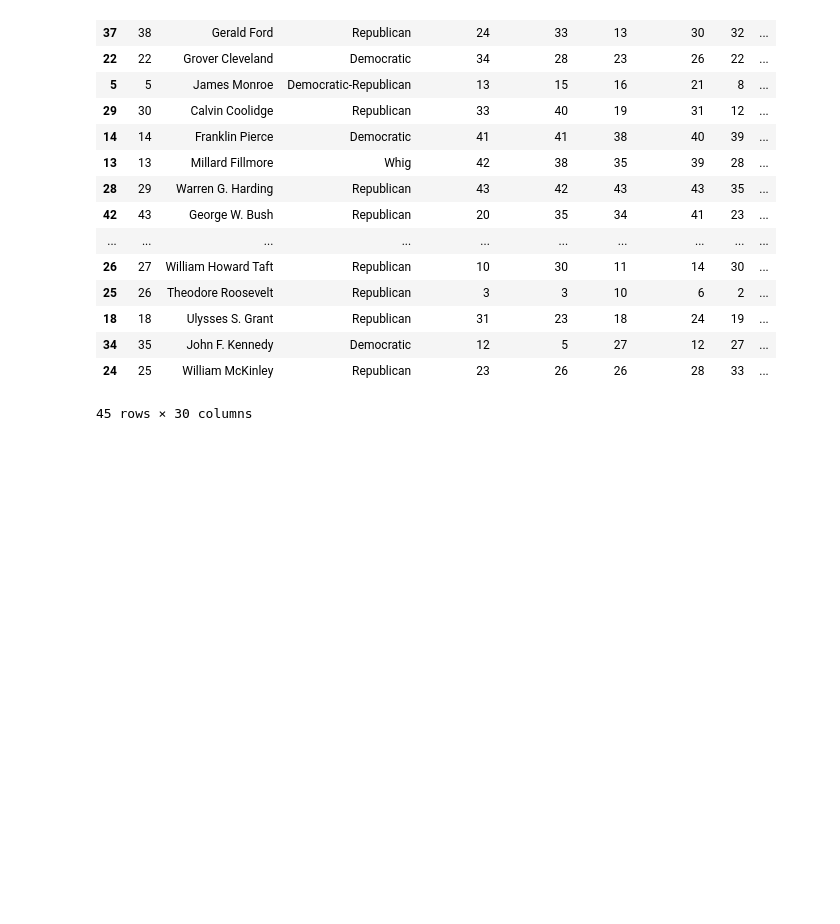
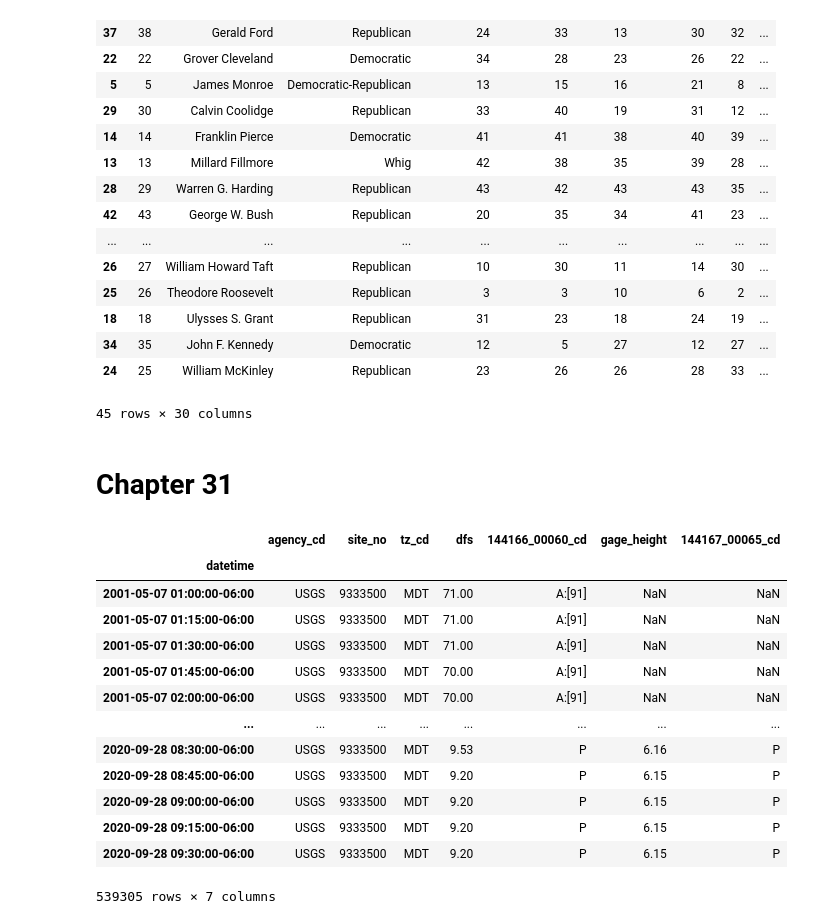
Before and after one commit to jporman/general, a Jupyter notebook: effective_pandas.ipynb, the cells around one changed output. Cells and saved outputs as stored; diff of their text form; code cells hidden in the pictures; blank space fills up the shorter version.

Commit message:
Chapt 31 timezone data

```diff
--- a/effective_pandas.ipynb
+++ b/effective_pandas.ipynb
@@ -1303,3 +1238,39 @@ pres.sort_values(by='President',
 | 34 | 35 | John F. Kennedy | Democratic | 12 | 5 | 27 | 12 | 27 | ... |
 | 24 | 25 | William McKinley | Republican | 23 | 26 | 26 | 28 | 33 | ... |
 45 rows × 30 columns
+# %% [markdown]
+# Chapter 31
+# %%
+url = 'https://github.com/mattharrison/datasets/raw/master'\
+      '/data/dirtydevil.txt'
+df = pd.read_csv(url, skiprows=lambda num: num<34 or num==35,
+                 sep='\t')
+
+#Convert timezone toAmerica/Denver and specify intelligible column names
+def tweak_river(df_):
+    return (df_
+            .assign(datetime=pd.to_datetime(df_['datetime'])
+                             .dt.tz_localize('MST7MDT',ambiguous=True)
+                             .dt.tz_convert('America/Denver'))
+            .rename(columns={'144166_00060':'dfs',
+                             '144167_00065':'gage_height'})
+            .set_index('datetime')
+           )
+
+dd=tweak_river(df)
+dd
+# %% [output]
+|  | agency_cd | site_no | tz_cd | dfs | 144166_00060_cd | gage_height | 144167_00065_cd |
+| datetime |  |  |  |  |  |  |  |
+| 2001-05-07 01:00:00-06:00 | USGS | 9333500 | MDT | 71.00 | A:[91] | NaN | NaN |
+| 2001-05-07 01:15:00-06:00 | USGS | 9333500 | MDT | 71.00 | A:[91] | NaN | NaN |
+| 2001-05-07 01:30:00-06:00 | USGS | 9333500 | MDT | 71.00 | A:[91] | NaN | NaN |
+| 2001-05-07 01:45:00-06:00 | USGS | 9333500 | MDT | 70.00 | A:[91] | NaN | NaN |
+| 2001-05-07 02:00:00-06:00 | USGS | 9333500 | MDT | 70.00 | A:[91] | NaN | NaN |
+| ... | ... | ... | ... | ... | ... | ... | ... |
+| 2020-09-28 08:30:00-06:00 | USGS | 9333500 | MDT | 9.53 | P | 6.16 | P |
+| 2020-09-28 08:45:00-06:00 | USGS | 9333500 | MDT | 9.20 | P | 6.15 | P |
+| 2020-09-28 09:00:00-06:00 | USGS | 9333500 | MDT | 9.20 | P | 6.15 | P |
+| 2020-09-28 09:15:00-06:00 | USGS | 9333500 | MDT | 9.20 | P | 6.15 | P |
+| 2020-09-28 09:30:00-06:00 | USGS | 9333500 | MDT | 9.20 | P | 6.15 | P |
+539305 rows × 7 columns
```
Also changed, not shown: parts of 36 cells of this notebook.
